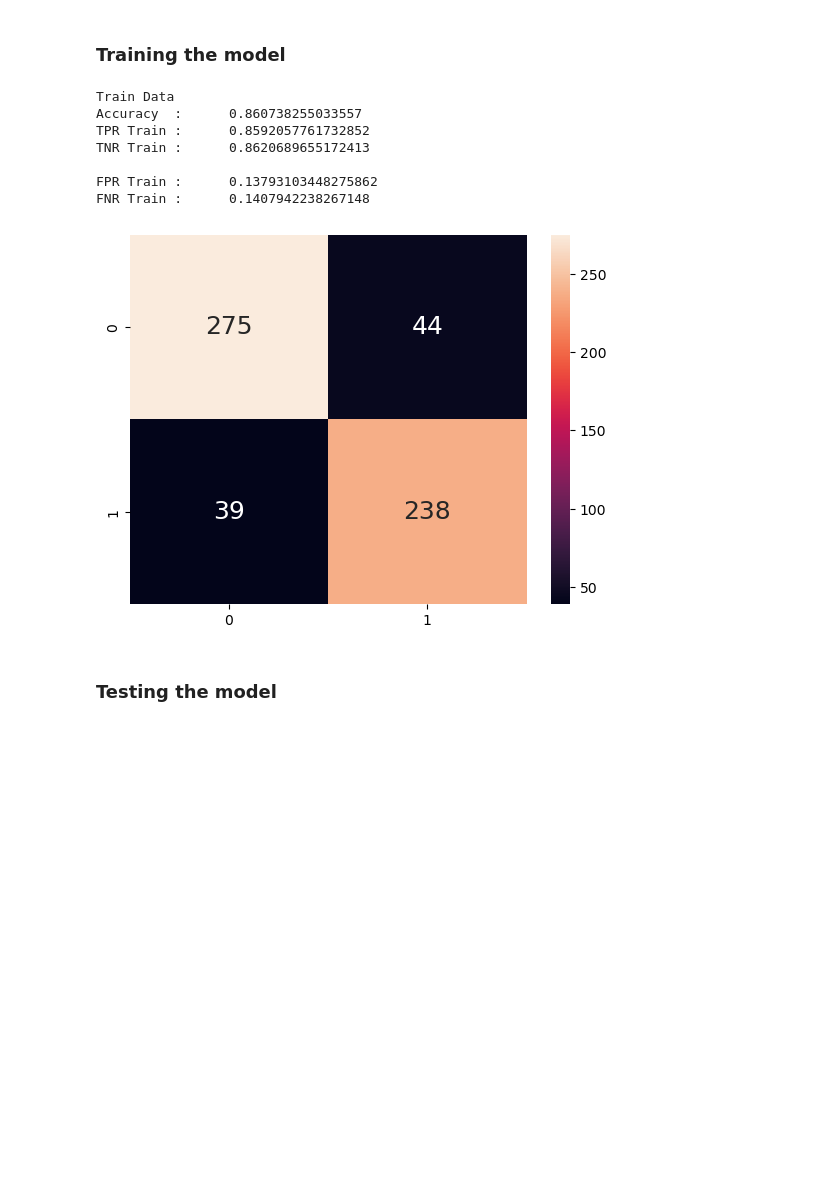
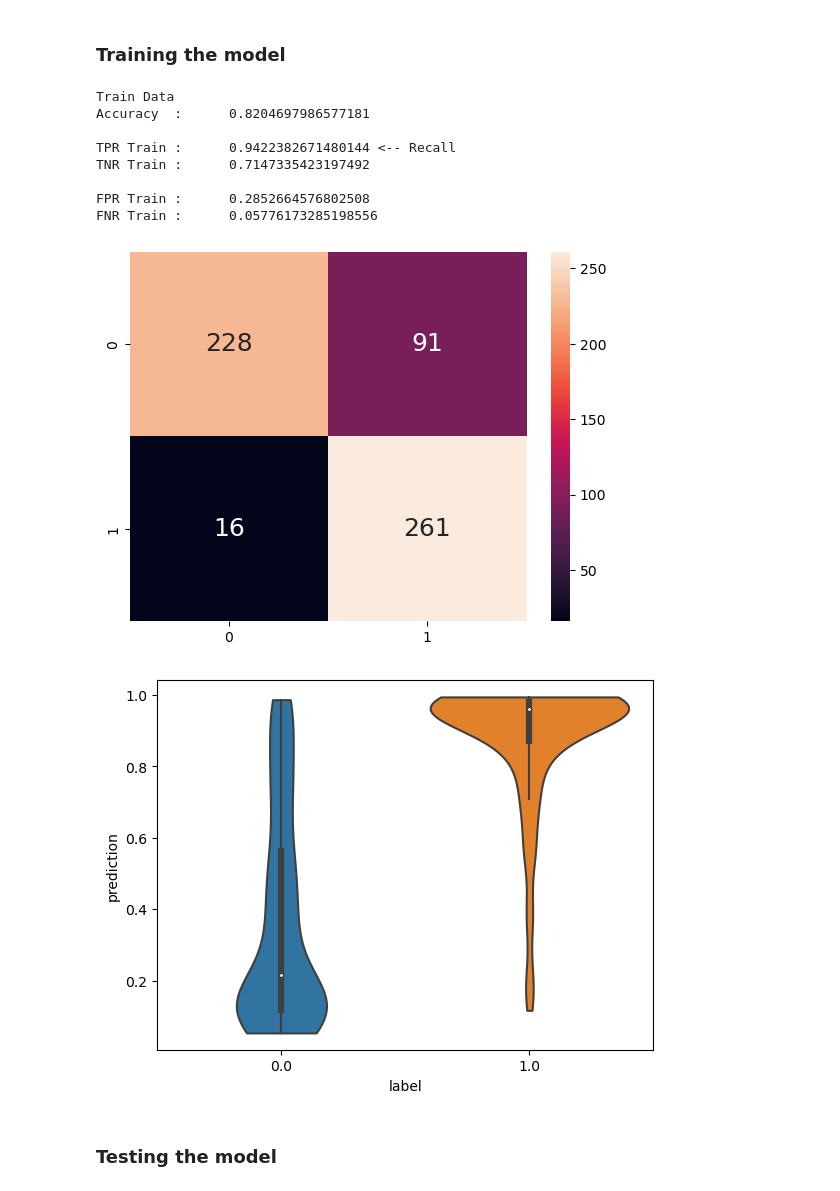
Before and after one commit to yeokayhong/SC1015, a Jupyter notebook: project.ipynb, the cells around one changed output. Drawn from its saved outputs; the diff is of its cells as text; code cells hidden in the pictures; blank space fills up the shorter version.

```diff
--- a/project.ipynb
+++ b/project.ipynb
@@ -178,9 +179,14 @@ Sex, FastingBS and RestingECG also seem to be correlated
 # %% [markdown]
 ### Creating test split
 # %%
-x = heart_data.loc[:, ["Sex", "ChestPainType", "Cholesterol", "FastingBS", "ExerciseAngina", "Oldpeak", "ST_Slope"]]
-x = pandas.get_dummies(x, columns=["Sex", "ChestPainType", "ST_Slope"])
+x = heart_data.loc[:, ["ChestPainType", "ExerciseAngina", "ST_Slope", "Oldpeak", "Age", "MaxHR"]]
+x = pandas.get_dummies(x, columns=["ChestPainType", "ST_Slope"])
 
 y = heart_data["HeartDisease"]
 
 x_train, x_test, y_train, y_test = train_test_split(x, y, test_size=0.2, random_state=42)
+
+x_train.reset_index(drop=True, inplace=True)
+x_test.reset_index(drop=True, inplace=True)
+y_train.reset_index(drop=True, inplace=True)
+y_test.reset_index(drop=True, inplace=True)
@@ -344,38 +373,45 @@ FNR Train :      0.11392405063291139
 # %% [markdown]
 ### Training the model
 # %%
-clf = LogisticRegression(random_state=0, max_iter=1000).fit(x, y)
+pipeline = make_pipeline(StandardScaler(), LogisticRegression(random_state=0, max_iter=1000, class_weight={0: 1, 1: 3.4}))
+pipeline.fit(x_train, y_train)
 
-y_train_pred = clf.predict(x_train)
-y_train_proba = clf.predict_proba(x_train)
-
-cmTrain = confusion_matrix(y_train, y_train_pred)
-tpTrain = cmTrain[1][1] # True Positives : Good (1) predicted Good (1)
-fpTrain = cmTrain[0][1] # False Positives : Bad (0) predicted Good (1)
-tnTrain = cmTrain[0][0] # True Negatives : Bad (0) predicted Bad (0)
-fnTrain = cmTrain[1][0] # False Negatives : Good (1) predicted Bad (0)
+y_train_prediction = pipeline.predict(x_train)
+y_train_confidence = pipeline.predict_proba(x_train)
 
 print("Train Data")
-print("Accuracy  :\t", clf.score(x_train, y_train))
-
-print("TPR Train :\t", (tpTrain/(tpTrain + fnTrain)))
-print("TNR Train :\t", (tnTrain/(tnTrain + fpTrain)))
+print("Accuracy  :\t", pipeline.score(x_train, y_train))
 print()
 
-print("FPR Train :\t", (fpTrain/(tnTrain + fpTrain)))
-print("FNR Train :\t", (fnTrain/(tpTrain + fnTrain)))
+matrix = confusion_matrix(y_train, y_train_prediction)
+true_positives = matrix[1][1] # True Positives : Good (1) predicted Good (1)
+false_positives = matrix[0][1] # False Positives : Bad (0) predicted Good (1)
+true_negatives = matrix[0][0] # True Negatives : Bad (0) predicted Bad (0)
+false_negatives = matrix[1][0] # False Negatives : Good (1) predicted Bad (0)
 
-seaborn.heatmap(confusion_matrix(y_train, y_train_pred), annot = True, fmt=".0f", annot_kws={"size": 18})
+print("TPR Train :\t", (true_positives/(true_positives + false_negatives)), "<-- Recall")
+print("TNR Train :\t", (true_negatives/(true_negatives + false_positives)))
+print()
+
+print("FPR Train :\t", (false_positives/(true_negatives + false_positives)))
+print("FNR Train :\t", (false_negatives/(true_positives + false_negatives)))
+
+seaborn.heatmap(confusion_matrix(y_train, y_train_prediction), annot = True, fmt=".0f", annot_kws={"size": 18})
 plt.show()
+
+seaborn.violinplot(data=pandas.DataFrame([y_train_confidence[:,1], y_train], index=["prediction", "label"]).transpose(), x="label", y="prediction", cut=0)
+plt.show()
 # %% [output]
 Train Data
-Accuracy  :      0.860738255033557
-TPR Train :      0.8592057761732852
-TNR Train :      0.8620689655172413
+Accuracy  :      0.8204697986577181
 
-FPR Train :      0.13793103448275862
-FNR Train :      0.1407942238267148
+TPR Train :      0.9422382671480144 <-- Recall
+TNR Train :      0.7147335423197492
+
+FPR Train :      0.2852664576802508
+FNR Train :      0.05776173285198556
-[figure, old version]
+[figure, new version]
+[figure, added]
 # %% [markdown]
 ### Testing the model
 # %%
```
Also changed, not shown: parts of 19 cells of this notebook.
